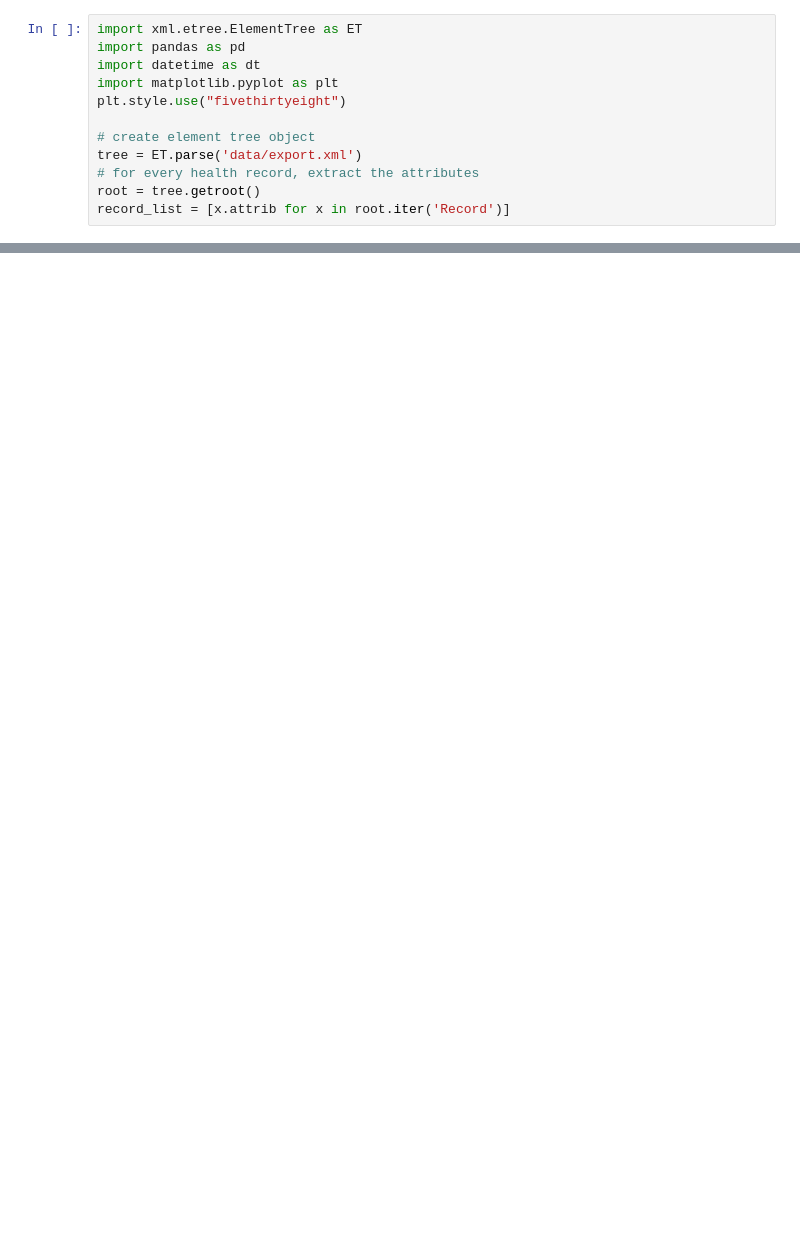
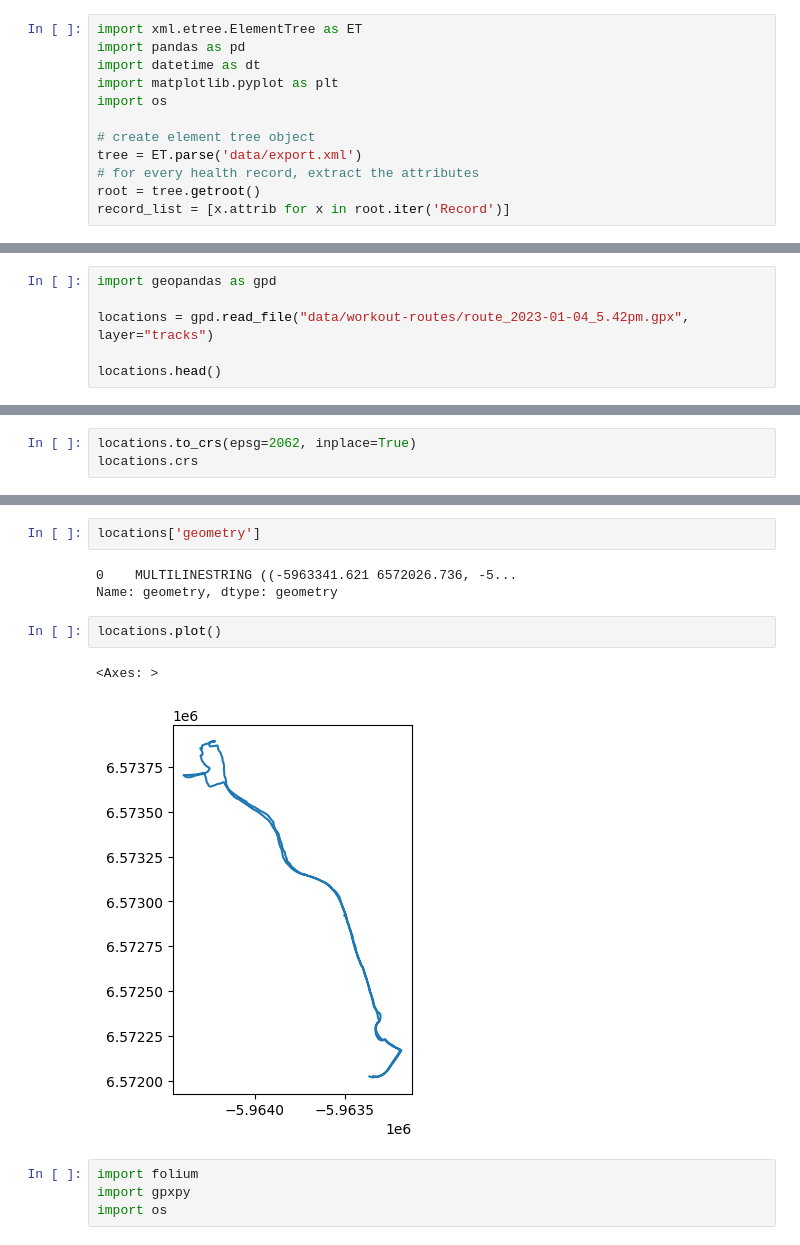
Before and after one commit to harikrishnad1997/Apple_watch_data_experiements, a Jupyter notebook: 01_eda.ipynb, the cells around one changed output, grey strips where cells are left out. Saved outputs shown, nothing was run; the diff lists cells and outputs as text; blank space fills up the shorter version.

```diff
--- a/01_eda.ipynb
+++ b/01_eda.ipynb
@@ -3,7 +3,7 @@ import xml.etree.ElementTree as ET
 import pandas as pd
 import datetime as dt
 import matplotlib.pyplot as plt
-plt.style.use("fivethirtyeight")
+import os
 
 # create element tree object
 tree = ET.parse('data/export.xml')
@@ -112,0 +97,6 @@ Name: count, dtype: int64
+# %%
+import geopandas as gpd
+
+locations = gpd.read_file("data/workout-routes/route_2023-01-04_5.42pm.gpx", layer="tracks")
+
+locations.head()
@@ -112,0 +106,3 @@ Name: count, dtype: int64
+# %%
+locations.to_crs(epsg=2062, inplace=True)
+locations.crs
@@ -112,0 +124,14 @@ Name: count, dtype: int64
+# %%
+locations['geometry']
+# %% [output]
+0    MULTILINESTRING ((-5963341.621 6572026.736, -5...
+Name: geometry, dtype: geometry
+# %%
+locations.plot()
+# %% [output]
+<Axes: >
+[figure, added]
+# %%
+import folium
+import gpxpy
+import os
```
Also changed, not shown: parts of 13 cells of this notebook, 3 other files.
